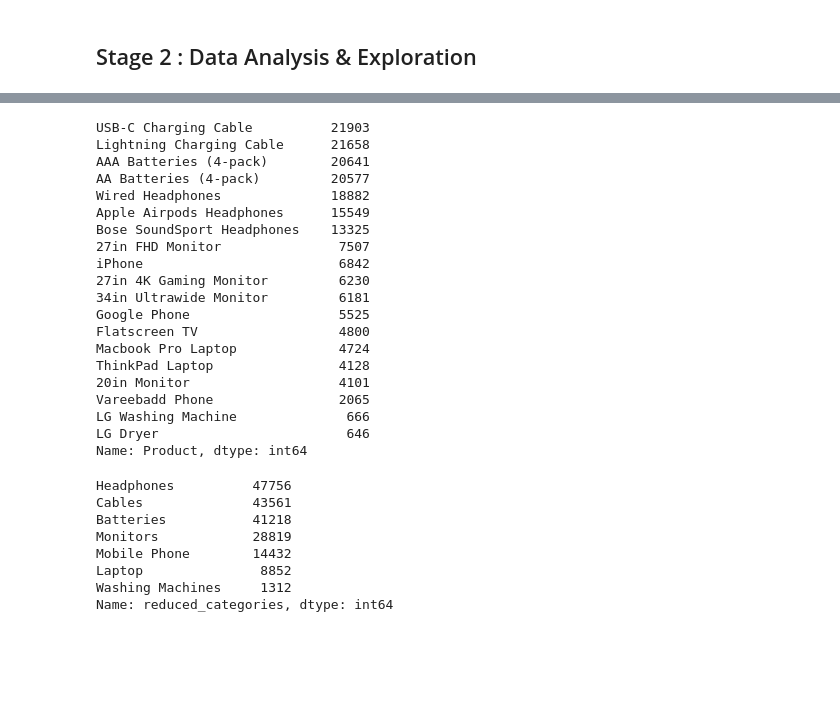
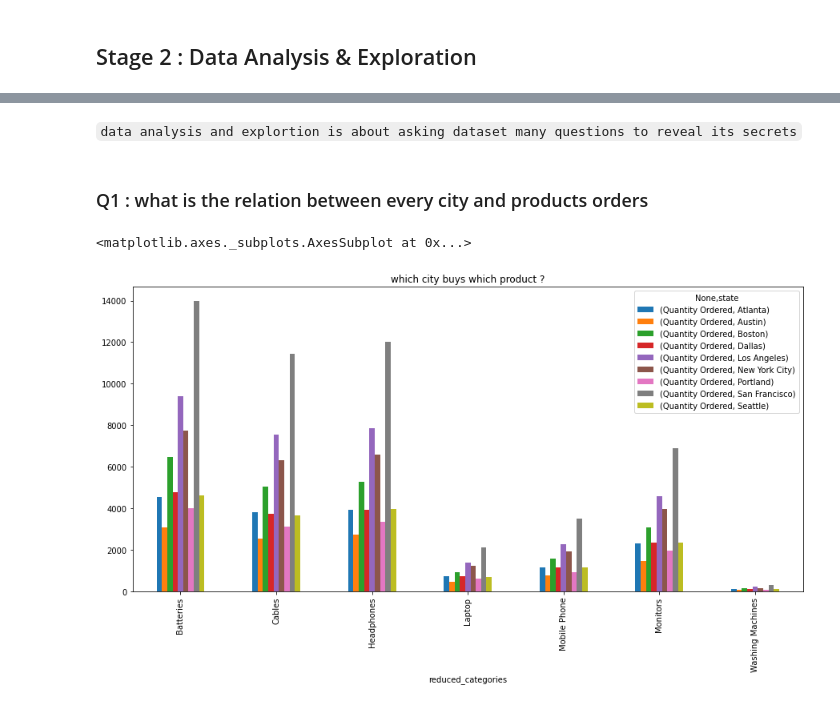
Before and after one commit to Mohamed209/machine-learning-course, a Jupyter notebook: Chapter_2_Data analysis_fundamentals/Sales_data_analysis/sales_data_analysis.ipynb, the cells around one changed output, grey strips where cells are left out. Saved outputs shown, nothing was run; the diff lists cells and outputs as text; code cells hidden in the pictures; blank space fills up the shorter version.

Commit message:
:sparkles: finished sales data analysis

```diff
--- a/Chapter_2_Data analysis_fundamentals/Sales_data_analysis/sales_data_analysis.ipynb
+++ b/Chapter_2_Data analysis_fundamentals/Sales_data_analysis/sales_data_analysis.ipynb
@@ -124,5 +124,5 @@ memory usage: 9.9+ MB
 # %%
-all_data['Order Date dmy']=pd.to_datetime(all_data['Order Date'].apply(lambda x:str(x).split(' ')[0]))
-all_data['Order Date time']=pd.to_datetime(all_data['Order Date'].apply(lambda x:str(x).split(' ')[1])).dt.time
+all_data['Order Date month']=pd.to_datetime(all_data['Order Date'].apply(lambda x:str(x).split(' ')[0])).dt.month
+all_data['Order Date time']=pd.to_datetime(all_data['Order Date'].apply(lambda x:str(x).split(' ')[1])).dt.hour
 # %%
 # check rearrangment is done
@@ -158,3 +157,0 @@ Name: Order Date time, Length: 185950, dtype: object
-# %%
-# also for analysis purpose we may need to add new column month only column
-all_data['Order Date month'] = pd.to_datetime(all_data['Order Date']).dt.month
@@ -237,23 +244,0 @@ all_data.sample(5)
-# %%
-all_data['Product'].value_counts()
-# %% [output]
-USB-C Charging Cable          21903
-Lightning Charging Cable      21658
-AAA Batteries (4-pack)        20641
-AA Batteries (4-pack)         20577
-Wired Headphones              18882
-Apple Airpods Headphones      15549
-Bose SoundSport Headphones    13325
-27in FHD Monitor               7507
-iPhone                         6842
-27in 4K Gaming Monitor         6230
-34in Ultrawide Monitor         6181
-Google Phone                   5525
-Flatscreen TV                  4800
-Macbook Pro Laptop             4724
-ThinkPad Laptop                4128
-20in Monitor                   4101
-Vareebadd Phone                2065
-LG Washing Machine              666
-LG Dryer                        646
-Name: Product, dtype: int64
@@ -279,11 +245,10 @@ all_data['reduced_categories']=all_data['Product'].apply(lambda x :reduce_catego
-# %%
-all_data['reduced_categories'].value_counts()
-# %% [output]
-Headphones          47756
-Cables              43561
-Batteries           41218
-Monitors            28819
-Mobile Phone        14432
-Laptop               8852
-Washing Machines     1312
-Name: reduced_categories, dtype: int64
+# %% [markdown]
+`data analysis and explortion is about asking dataset many questions to reveal its secrets`
+# %% [markdown]
+### Q1 : what is the relation between every city and products orders
+# %%
+group_city_cat=pd.DataFrame(all_data.groupby(['reduced_categories','state'])['Quantity Ordered'].sum())
+group_city_cat.unstack().plot(kind='bar',figsize=(15,7),title='which city buys which product ?')
+# %% [output]
+<matplotlib.axes._subplots.AxesSubplot at 0x...>
+[figure, added]
```
Also changed, not shown: parts of 17 cells of this notebook, 9 other files.
